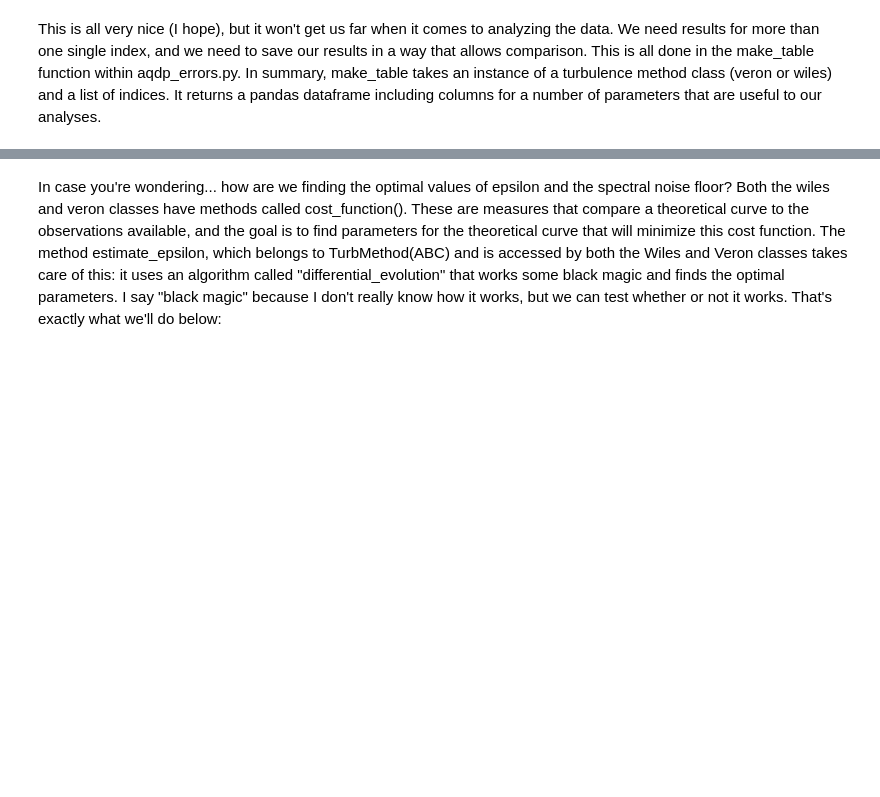
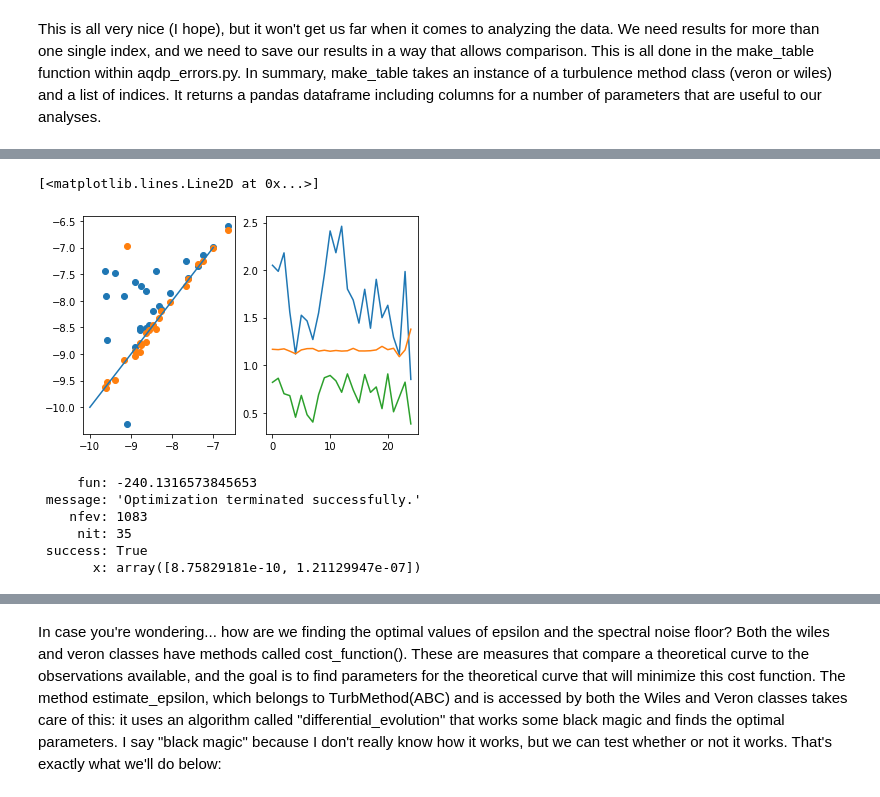
Before and after one commit to inciente/mixsea, a Jupyter notebook: mixsea/aqdp_with_loader.ipynb, the cells around one changed output, grey strips where cells are left out. Saved outputs shown, nothing was run; the diff lists cells and outputs as text; code cells hidden in the pictures; blank space fills up the shorter version.

```diff
--- a/mixsea/aqdp_with_loader.ipynb
+++ b/mixsea/aqdp_with_loader.ipynb
@@ -65,0 +204,40 @@ wiles_table = aqdp_errors.make_table( wiles, indices ) # these two lines will ou
+# %%
+#veron_nc = veron_times.copy();
+#wiles_nc = wiles_times.copy()
+# What's the effect of setting maxiter=20?
+#wiles_iter20 = wiles_times.copy();
+#veron_iter20 = veron_times.copy();
+# ------ another setting with maxiter=40, popsize=6
+wiles_both = wiles_times.copy();
+veron_both = veron_times.copy();
+
+def get_eps( time_dict ):
+    vals = time_dict['vals'];
+    eps = [ ll[0] for ll in vals ];
+    return np.log10(eps)
+
+#plt.scatter( get_eps(veron_nc), get_eps(veron_times) )
+fig, ax = plt.subplots(ncols=2)
+
+ax[0].scatter( get_eps(veron_nc), get_eps( veron_iter20 ) )
+ax[0].scatter( get_eps(veron_nc), get_eps( veron_both ) )
+ax[0].plot([-10,-7],[-10,-7])
+
+ax[1].plot( veron_nc['optimization'])
+ax[1].plot( veron_iter20['optimization'] )
+ax[1].plot( veron_both['optimization'])
+# %% [output]
+[<matplotlib.lines.Line2D at 0x...>]
+[figure, added]
+# %%
+arg_tup = setup_optimization( veron, 2351 )
+optimal = differential_evolution( func=veron.cost_function,
+                        bounds = [(1e-11, 1e-5), (0,5e-4)], args = arg_tup  )
+optimal
+# %% [output]
+     fun: -240.1316573845653
+ message: 'Optimization terminated successfully.'
+    nfev: 1083
+     nit: 35
+ success: True
+       x: array([8.75829181e-10, 1.21129947e-07])
```
Also changed, not shown: parts of 20 cells of this notebook.
